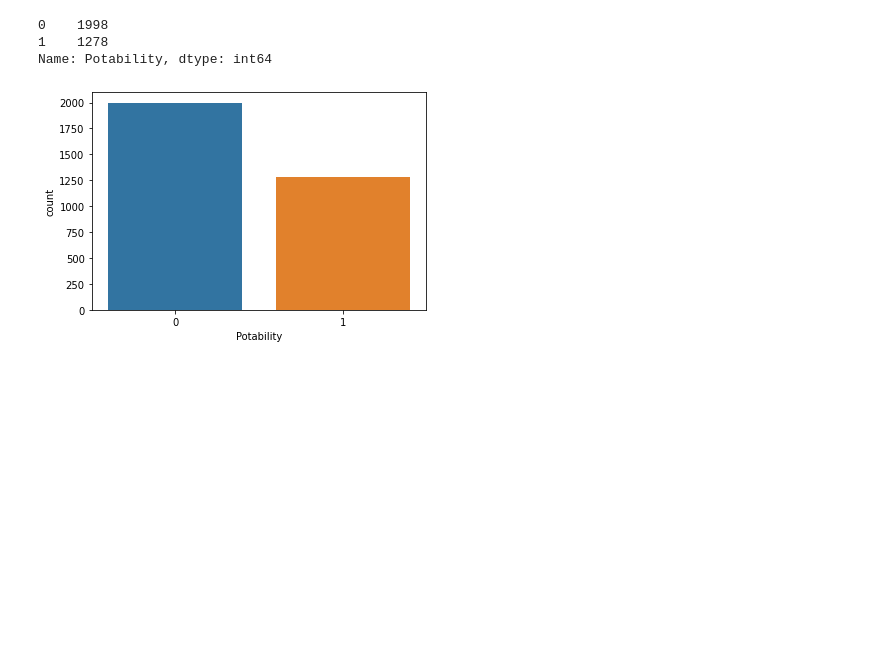
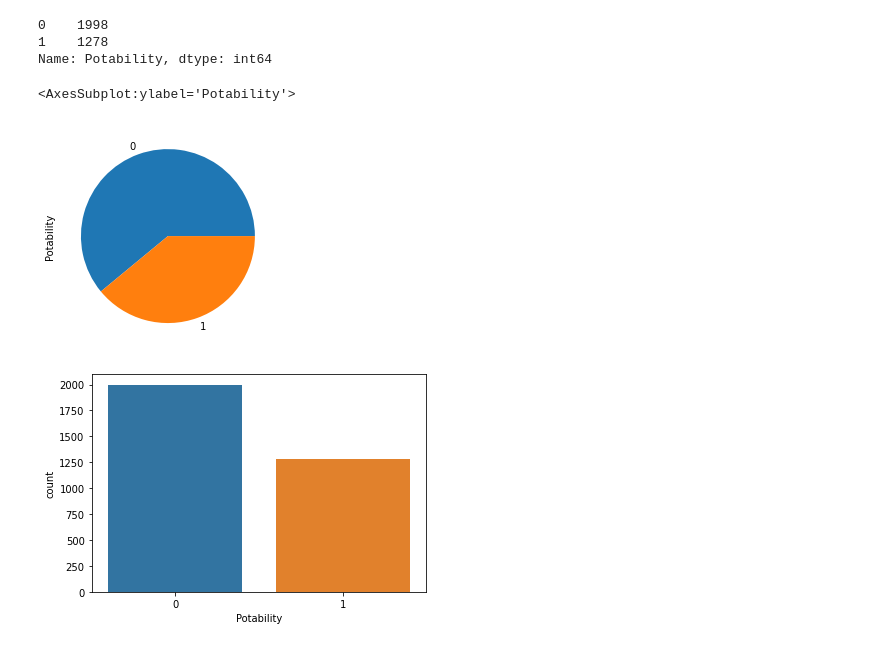
Before and after one commit to QuaziSamiha/Water_Quality_Prediction, a Jupyter notebook: Water Quality Prediction.ipynb, the cells around one changed output. Saved outputs shown, nothing was run; the diff lists cells and outputs as text; code cells hidden in the pictures; blank space fills up the shorter version.

```diff
--- a/Water Quality Prediction.ipynb
+++ b/Water Quality Prediction.ipynb
@@ -97,6 +97,11 @@ df.Potability.value_counts()
 0    1998
 1    1278
 Name: Potability, dtype: int64
+# %%
+df.Potability.value_counts().plot(kind ='pie')
+# %% [output]
+<AxesSubplot:ylabel='Potability'>
+[figure, added]
 # %%
 # visibility the potability using the count plot
 # using the countplot function of seaborn
```
Also changed, not shown: parts of 2 cells of this notebook, 2 other files.
